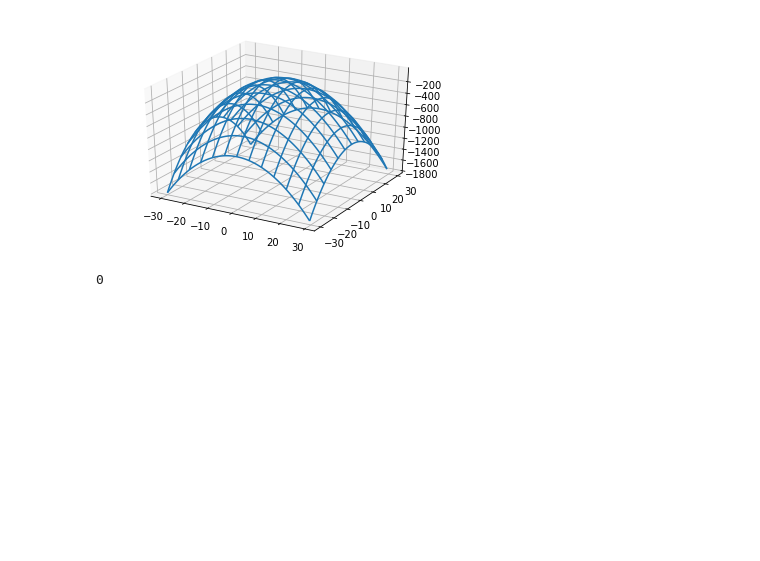
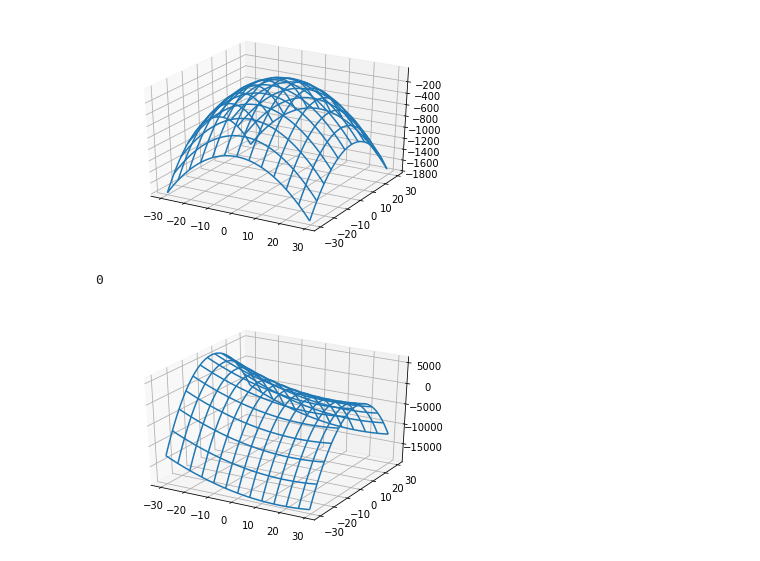
Before and after one commit to alphatamago/opt, a Jupyter notebook: opt_notebook.ipynb, the cells around one changed output. Drawn from its saved outputs; the diff is of its cells as text; code cells hidden in the pictures; blank space fills up the shorter version.

Commit message:
Added missing plot in notebook

```diff
--- a/opt_notebook.ipynb
+++ b/opt_notebook.ipynb
@@ -29,4 +29,6 @@ f(*[0, 0])
 # %% [output]
 0
 # %%
-visualize_2dfunc(lambda x, y: 3 * x**2)
+visualize_2dfunc(lambda x, y: 3 * x**2  - 100 * x - 17 * y**2 + 100 * y)
+# %% [output]
+[figure, added]
```
